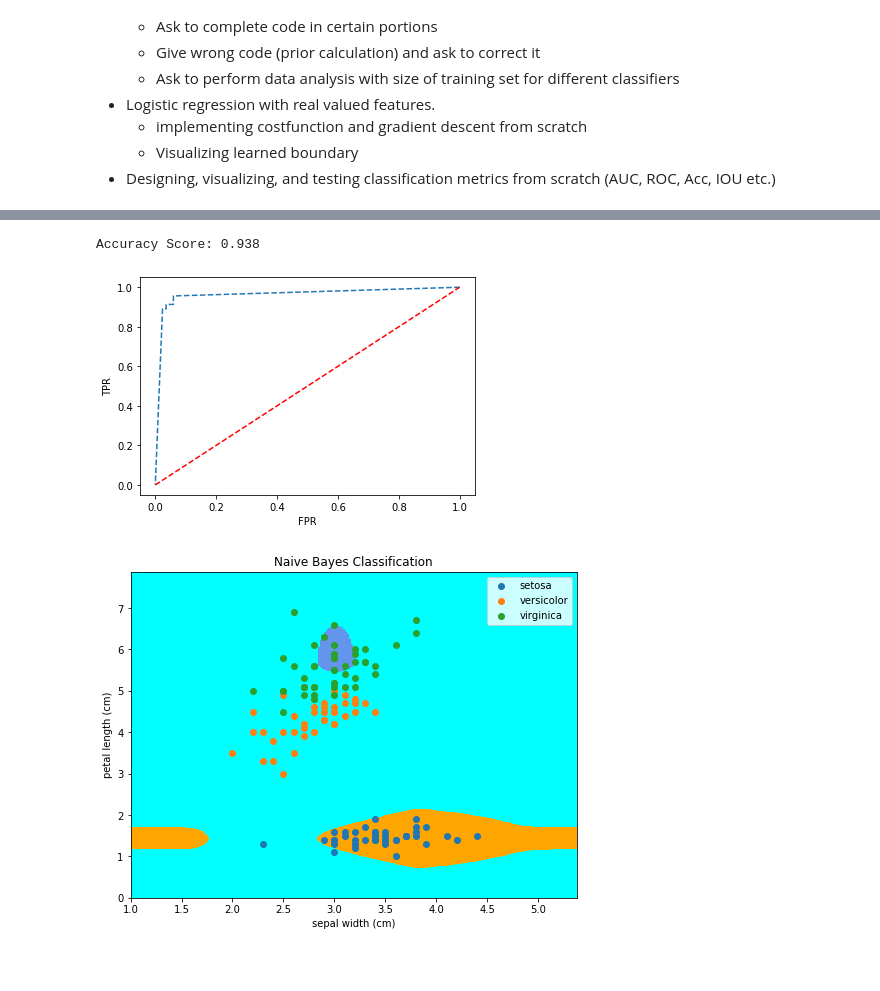
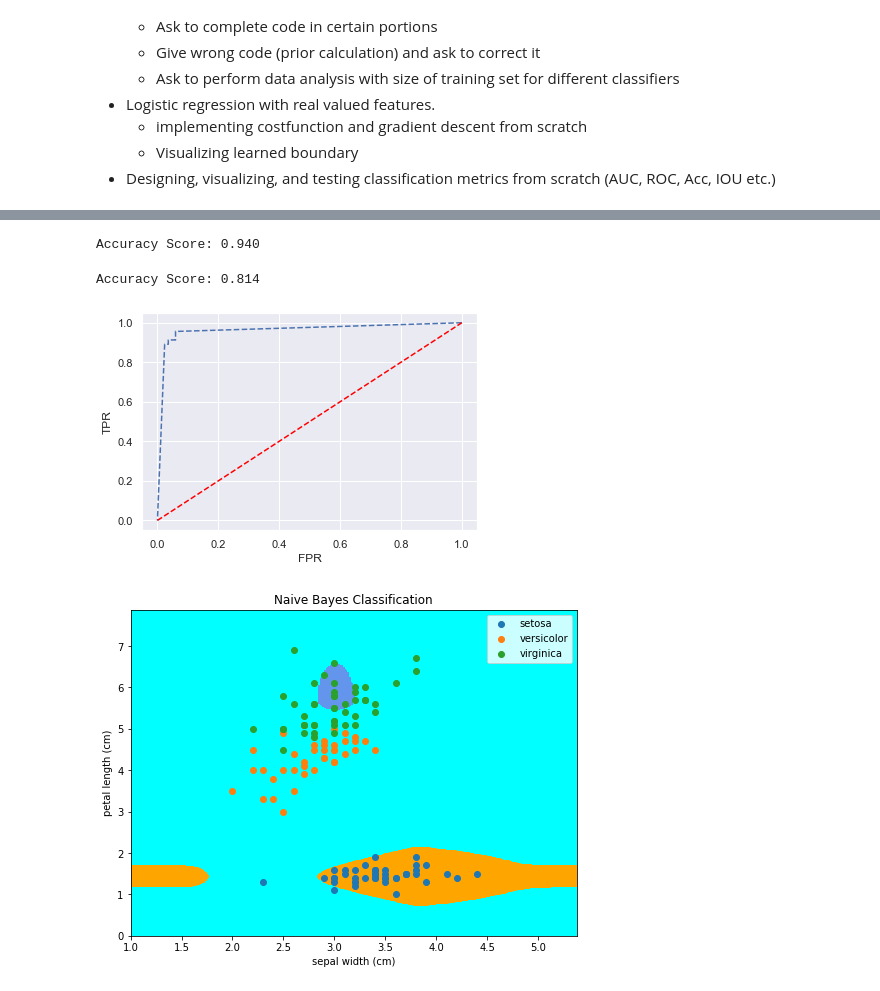
Before and after one commit to olivesgatech/ML_codes_repo, a Jupyter notebook: Assignments/ECE4803-Sp21-HW2-Classification.ipynb, the cells around one changed output, grey strips where cells are left out. Drawn from its saved outputs; the diff is of its cells as text; code cells hidden in the pictures; blank space fills up the shorter version.

Commit message:
completed question with solution for Naive bayes

```diff
--- a/Assignments/ECE4803-Sp21-HW2-Classification.ipynb
+++ b/Assignments/ECE4803-Sp21-HW2-Classification.ipynb
@@ -12,3 +186,66 @@
+# %%
+# implement robust naive bayes class (evaluation) for both iris and digits
+
+import numpy as np
+from sklearn.datasets import load_iris, load_digits
+from sklearn.model_selection import train_test_split
+from sklearn.metrics import accuracy_score
+
+class MyNaiveBayes:
+    def __init__(self, X_train, y_train):
+        self.X_train = X_train
+        self.y_train = y_train
+
+
+    def log_gaussian(self, x, mean, std):
+        return -np.log(std*np.sqrt(2*np.pi)+1e-4) - 0.5*((x-mean)/(std+1e-4))**2
+
+
+    def fit(self):
+        # calculate class priors from train data
+        self.priors = (np.bincount(self.y_train)/self.y_train.size).reshape(-1,1)
+
+        # calculate per class data likelihoods
+        self.feature_means = np.zeros((self.priors.size,1,self.X_train.shape[1]))
+        self.feature_std = np.zeros((self.priors.size,1,self.X_train.shape[1]))
+
+        for i in range(self.priors.size):
+            self.feature_means[i] = np.mean(self.X_train[self.y_train == i], axis=0).reshape(1,-1)
+            self.feature_std[i] = np.std(self.X_train[self.y_train == i], axis=0).reshape(1,-1)
+
+
+    def predict(self, X_test):
+        # compute per class posteriors for test data
+        posteriors = np.zeros((X_test.shape[0], self.priors.size))
+
+        for i in range(self.priors.size):
+            posteriors[:, i] = np.exp(np.sum(self.log_gaussian(X_test, self.feature_means[i], self.feature_std[i]), axis=1) + np.log(self.priors[i]+1e-2))
+
+        # perform inference
+        posteriors = (posteriors / np.linalg.norm(posteriors, axis=1).reshape(-1,1))
+        y_pred = np.argmax(posteriors, axis=1)
+
+        return y_pred, posteriors
+
+
+# define train and test sizes
+N_train = 100
+N_test = 150 - N_train
+
+# load data
+iris = load_iris()
+X, y = iris.data, iris.target
+
+# train-test split
+X_train, X_test, y_train, y_test = train_test_split(X, y, test_size=N_test, train_size=N_train, random_state=4803)
+
+model = MyNaiveBayes(X_train, y_train)
+model.fit()
+y_pred, _ = model.predict(X_test)
+
+print("Accuracy Score: %.3f" % accuracy_score(y_test, y_pred))
+# %% [output]
+Accuracy Score: 0.940
 # %%
 import numpy as np
 from sklearn.datasets import load_iris
@@ -16,12 +253,15 @@ from sklearn.model_selection import train_test_split
 from sklearn.metrics import accuracy_score
 
 # define train and test sizes
-N_train = 20
+N_train = 10
 N_test = 150 - N_train
 
 # load data
 iris = load_iris()
 X, y = iris.data, iris.target
+
+# Normalize X
+X = (X - np.min(X, axis=0, keepdims=True)) / (np.max(X, axis=0, keepdims=True) - np.min(X, axis=0, keepdims=True))
 
 # train-test split
 X_train, X_test, y_train, y_test = train_test_split(X, y, test_size=N_test, train_size=N_train, random_state=4803)
@@ -56,28 +296,34 @@ y_pred = np.argmax(posteriors, axis=1)
 
 print("Accuracy Score: %.3f" % accuracy_score(y_test, y_pred))
 # %% [output]
-Accuracy Score: 0.938
+Accuracy Score: 0.814
 # %%
 # designing classification metrics by hand
 import numpy as np
+import seaborn as sns
+
+sns.set()
 
 class_num = 2  # can't be zero
 probs = posteriors[:,class_num].reshape(-1,1)
 y_test_1 = np.zeros(y_test.shape).astype(int)
 y_test_1[y_test==class_num] = 1
 
 # generate ROC
 thresholds = np.linspace(0,1,100)
 mask = (probs > thresholds)*1
 TPR = np.sum(mask * y_test_1.reshape(-1,1), axis=0) / y_test_1.sum()
 FPR = np.sum(mask * (1-y_test_1.reshape(-1,1)), axis=0) / (1 - y_test_1).sum()
 
 # plot ROC
 import matplotlib.pyplot as plt
-plt.plot(FPR, TPR, linestyle='--'), plt.xlabel('FPR'), plt.plot([0,1],[0,1], linestyle='--', color='red'), plt.ylabel('TPR')
+plt.plot(FPR, TPR, linestyle='--')
+plt.xlabel('FPR')
+plt.plot([0,1],[0,1], linestyle='--', color='red')
+plt.ylabel('TPR')
 plt.show()
 # %% [output]
-[figure, old version]
+[figure, new version]
 # %%
 from matplotlib.colors import ListedColormap
 import matplotlib.pyplot as plt
```
Also changed, not shown: parts of 8 cells of this notebook.
